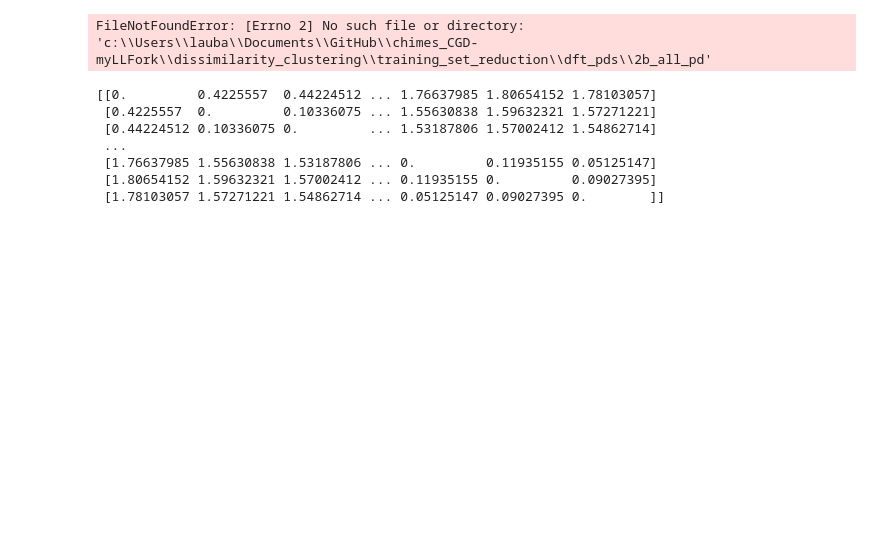
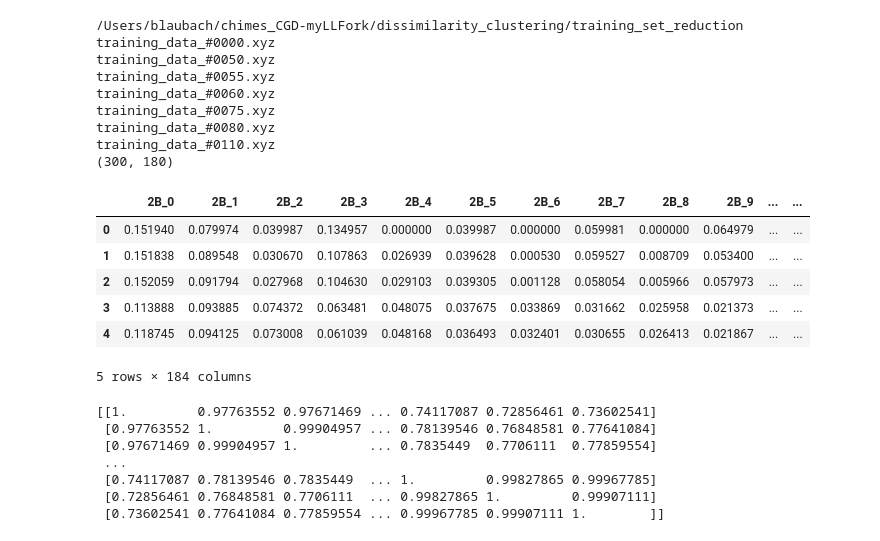
Before and after one commit to laubachb/chimes_CGD-myLLFork, a Jupyter notebook: dissimilarity_clustering/training_set_reduction/tsr_corr.ipynb, the cells around one changed output. Cells and saved outputs as stored; diff of their text form; code cells hidden in the pictures; blank space fills up the shorter version.

```diff
--- a/dissimilarity_clustering/training_set_reduction/tsr_corr.ipynb
+++ b/dissimilarity_clustering/training_set_reduction/tsr_corr.ipynb
@@ -14,13 +14,14 @@ Current working directory: c:\Users\lauba\Documents\GitHub\chimes_CGD-myLLFork\d
 # %%
 # Get the current working directory
 cwd = os.getcwd()
+print(cwd)
 
 # Define file paths with cwd appended
-file_path_2b = os.path.join(cwd, "dft_pds/2b_all_pd")
-file_path_3b = os.path.join(cwd, "dft_pds/3b_all_pd")
-file_path_4b = os.path.join(cwd, "dft_pds/4b_all_pd")
-file_path_labels = os.path.join(cwd, "dft_pds/labels_pd")
-file_path_natoms = os.path.join(cwd, "test_notebooks/energies_per_atom.txt")
+file_path_2b = os.path.join(cwd, "../dft_pds/2b_all_pd")
+file_path_3b = os.path.join(cwd, "../dft_pds/3b_all_pd")
+file_path_4b = os.path.join(cwd, "../dft_pds/4b_all_pd")
+file_path_labels = os.path.join(cwd, "../dft_pds/labels_pd")
+file_path_natoms = os.path.join(cwd, "../test_notebooks/energies_per_atom.txt")
 
 # Open pickle files with the updated file paths
 with open(file_path_2b, 'rb') as pickle_file:
@@ -67,72 +68,90 @@ df_fingerprints = pd.DataFrame(all_array)
 
 # Define the column labels for each set of columns
 column_labels_2b = [f'2B_{i}' for i in range(60)]
 column_labels_3b = [f'3B_{i}' for i in range(60)]
 column_labels_4b = [f'4B_{i}' for i in range(60)]
 
 # Assign the column labels to the DataFrame
 column_labels = column_labels_2b + column_labels_3b + column_labels_4b
 df_fingerprints.columns = column_labels
 
 # Add a new column "labels" to the DataFrame and assign the new vector to it
 df_fingerprints['labels'] = labels
 
 # Calculate the row-wise mean using `mean(axis=1)`
 row_avg = df_fingerprints.mean(axis=1)
 
 # Append the calculated row-wise mean as a new column named "Pavg"
 df_fingerprints['Pavg'] = row_avg
 
 # Calculate the row-wise standard deviation using `std(axis=1)`
 row_std = df_fingerprints.std(axis=1)
 
 # Append the calculated row-wise standard deviation as a new column named "Pstd"
 df_fingerprints['Pstd'] = row_std
 
 # Append Natoms to Dataframe
 df_fingerprints['Natoms'] = natom_list
 
 df_fingerprints.head()
 # %% [output]
-FileNotFoundError: [Errno 2] No such file or directory: 'c:\\Users\\lauba\\Documents\\GitHub\\chimes_CGD-myLLFork\\dissimilarity_clustering\\training_set_reduction\\dft_pds\\2b_all_pd'
+/Users/blaubach/chimes_CGD-myLLFork/dissimilarity_clustering/training_set_reduction
+training_data_#0000.xyz
+training_data_#0050.xyz
+training_data_#0055.xyz
+training_data_#0060.xyz
+training_data_#0075.xyz
+training_data_#0080.xyz
+training_data_#0110.xyz
+(300, 180)
+|  | 2B_0 | 2B_1 | 2B_2 | 2B_3 | 2B_4 | 2B_5 | 2B_6 | 2B_7 | 2B_8 | 2B_9 | ... | ... |
+| 0 | 0.151940 | 0.079974 | 0.039987 | 0.134957 | 0.000000 | 0.039987 | 0.000000 | 0.059981 | 0.000000 | 0.064979 | ... | ... |
+| 1 | 0.151838 | 0.089548 | 0.030670 | 0.107863 | 0.026939 | 0.039628 | 0.000530 | 0.059527 | 0.008709 | 0.053400 | ... | ... |
+| 2 | 0.152059 | 0.091794 | 0.027968 | 0.104630 | 0.029103 | 0.039305 | 0.001128 | 0.058054 | 0.005966 | 0.057973 | ... | ... |
+| 3 | 0.113888 | 0.093885 | 0.074372 | 0.063481 | 0.048075 | 0.037675 | 0.033869 | 0.031662 | 0.025958 | 0.021373 | ... | ... |
+| 4 | 0.118745 | 0.094125 | 0.073008 | 0.061039 | 0.048168 | 0.036493 | 0.032401 | 0.030655 | 0.026413 | 0.021867 | ... | ... |
+5 rows × 184 columns
 # %%
 # Initialize the minimum occurrence count required
+from scipy.stats.stats import pearsonr
+from tqdm import tqdm
+
 def compute_pij(phi1, phi2):
 
     # Compute statistics for training set
-    phi1_fingerprint = phi1.iloc[:-4]
-    phi1_fingerprint.to_numpy()
+    phi1_fingerprint = phi1.iloc[:-4].fillna(0)
+    phi1_fingerprint=phi1_fingerprint.to_numpy()
 
     # Compute statistics for phi2
-    phi2_fingerprint = phi2.iloc[:-4]
-    phi2_fingerprint.to_numpy()
+    phi2_fingerprint = phi2.iloc[:-4].fillna(0)
+    phi2_fingerprint=phi2_fingerprint.to_numpy()
 
-    correlation = np.corrcoef(phi1_fingerprint, phi2_fingerprint)[0,1]
+    correlation = pearsonr(phi1_fingerprint, phi2_fingerprint)
 
-    return correlation
+    return correlation.statistic
 
 n = int(len(df_fingerprints))
 pij_matrix = np.zeros((n,n))
 
 # Iterate over each pair of rows
-for i in range(n):
+for i in tqdm(range(n)):
     for j in range(n):
         # Compute the scalar using compute_pij function
         pij = compute_pij(df_fingerprints.iloc[i], df_fingerprints.iloc[j])
         # Assign the scalar to the corresponding index in zeros_array
-        pij_matrix[i, j] = pij
+        pij_matrix[i, j] = float(pij)
 
 # np.fill_diagonal(pij_matrix, -np.inf)
 pij_matrix = np.nan_to_num(pij_matrix, nan=0)
 print(pij_matrix)
 # %% [output]
-[[0.         0.4225557  0.44224512 ... 1.76637985 1.80654152 1.78103057]
- [0.4225557  0.         0.10336075 ... 1.55630838 1.59632321 1.57271221]
- [0.44224512 0.10336075 0.         ... 1.53187806 1.57002412 1.54862714]
+[[1.         0.97763552 0.97671469 ... 0.74117087 0.72856461 0.73602541]
+ [0.97763552 1.         0.99904957 ... 0.78139546 0.76848581 0.77641084]
+ [0.97671469 0.99904957 1.         ... 0.7835449  0.7706111  0.77859554]
  ...
- [1.76637985 1.55630838 1.53187806 ... 0.         0.11935155 0.05125147]
- [1.80654152 1.59632321 1.57002412 ... 0.11935155 0.         0.09027395]
- [1.78103057 1.57271221 1.54862714 ... 0.05125147 0.09027395 0.        ]]
+ [0.74117087 0.78139546 0.7835449  ... 1.         0.99827865 0.99967785]
+ [0.72856461 0.76848581 0.7706111  ... 0.99827865 1.         0.99907111]
+ [0.73602541 0.77641084 0.77859554 ... 0.99967785 0.99907111 1.        ]]
 # %%
 import seaborn as sns
 
```
Also changed, not shown: parts of 3 cells of this notebook, 15 other files.
